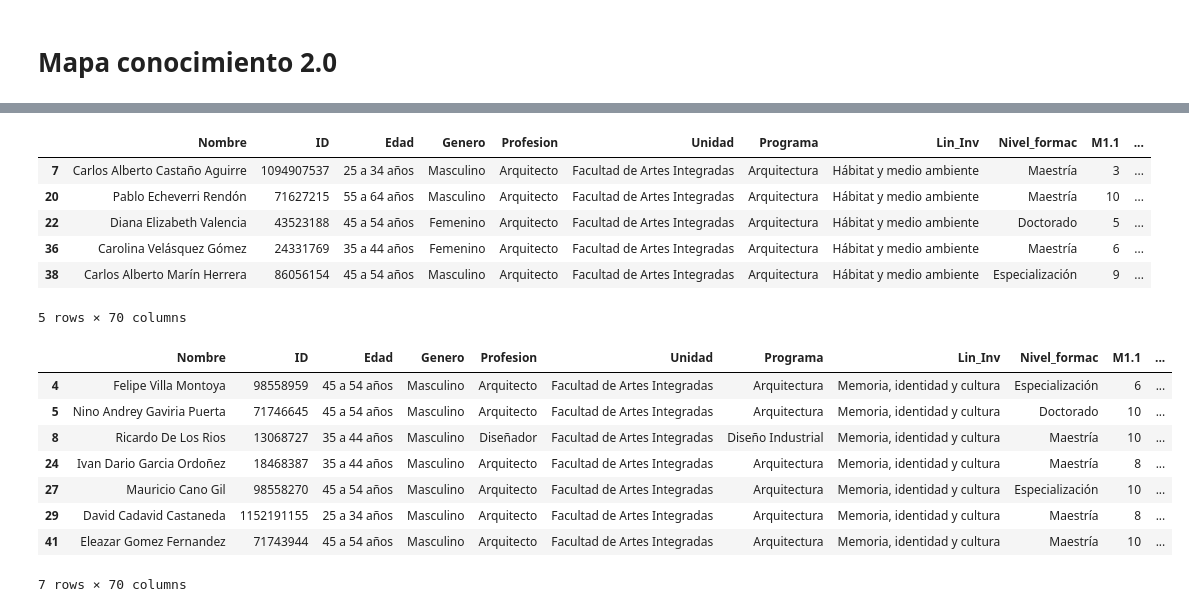
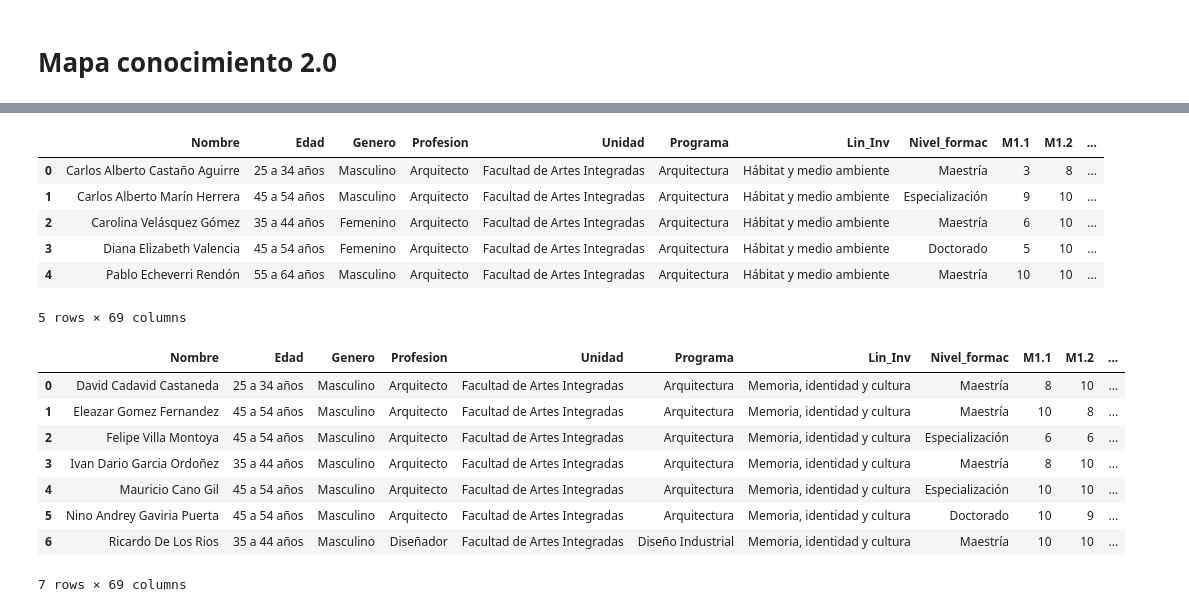
Before and after one commit to alejonaranjo83/mapa_conocimiento_v2, a Jupyter notebook: notebooks/0.1-alejo-data_read_process.ipynb, the cells around one changed output, grey strips where cells are left out. Drawn from its saved outputs; the diff is of its cells as text; code cells hidden in the pictures.

```diff
--- a/notebooks/0.1-alejo-data_read_process.ipynb
+++ b/notebooks/0.1-alejo-data_read_process.ipynb
@@ -95,5 +95,8 @@ completa = completa.rename(columns={
 # Poniendo todos los nombres en mayúscula solo en el primer caracter
 completa["Nombre"] = completa["Nombre"].str.title()
 
+#Eliminando columna con cédula
+completa.drop("ID", axis=1, inplace=True)
+
 completa.head()
 # %% [output]
@@ -142,0 +146,17 @@ memory usage: 14.5+ KB
+# %%
+# Convirtiendo valores de algunos profes
+
+# Definir los nombres a buscar
+nombres_a_buscar = ["Lucas Arango Diaz", "Valentina Zuluaga Puerta"]
+
+# Realizar la modificación de los valores en la columna "Lin_Inv"
+fai.loc[fai["Nombre"].isin(nombres_a_buscar), "Lin_Inv"] = "Factores humanos y bioclimática"
+
+# Realizar la conversión del nombre de Karol
+fai["Nombre"] = fai["Nombre"].str.replace(".", " ", regex=False).str.split("@", expand=True)[0]
+
+fai = fai.sort_values("Nombre")
+
+fai = fai.reset_index(drop=True)
+
+fai
@@ -340,24 +435,24 @@ df_habSustent
 # %%
-df_habMedAmb = df_lineas[4]
+df_habMedAmb = df_lineas[2].reset_index(drop=True)
 df_habMedAmb
 # %% [output]
-|  | Nombre | ID | Edad | Genero | Profesion | Unidad | Programa | Lin_Inv | Nivel_formac | M1.1 | ... |
-| 7 | Carlos Alberto Castaño Aguirre | 1094907537 | 25 a 34 años | Masculino | Arquitecto | Facultad de Artes Integradas | Arquitectura | Hábitat y medio ambiente | Maestría | 3 | ... |
-| 20 | Pablo Echeverri Rendón | 71627215 | 55 a 64 años | Masculino | Arquitecto | Facultad de Artes Integradas | Arquitectura | Hábitat y medio ambiente | Maestría | 10 | ... |
-| 22 | Diana Elizabeth Valencia | 43523188 | 45 a 54 años | Femenino | Arquitecto | Facultad de Artes Integradas | Arquitectura | Hábitat y medio ambiente | Doctorado | 5 | ... |
-| 36 | Carolina Velásquez Gómez | 24331769 | 35 a 44 años | Femenino | Arquitecto | Facultad de Artes Integradas | Arquitectura | Hábitat y medio ambiente | Maestría | 6 | ... |
-| 38 | Carlos Alberto Marín Herrera | 86056154 | 45 a 54 años | Masculino | Arquitecto | Facultad de Artes Integradas | Arquitectura | Hábitat y medio ambiente | Especialización | 9 | ... |
+|  | Nombre | Edad | Genero | Profesion | Unidad | Programa | Lin_Inv | Nivel_formac | M1.1 | M1.2 | ... |
+| 0 | Carlos Alberto Castaño Aguirre | 25 a 34 años | Masculino | Arquitecto | Facultad de Artes Integradas | Arquitectura | Hábitat y medio ambiente | Maestría | 3 | 8 | ... |
+| 1 | Carlos Alberto Marín Herrera | 45 a 54 años | Masculino | Arquitecto | Facultad de Artes Integradas | Arquitectura | Hábitat y medio ambiente | Especialización | 9 | 10 | ... |
+| 2 | Carolina Velásquez Gómez | 35 a 44 años | Femenino | Arquitecto | Facultad de Artes Integradas | Arquitectura | Hábitat y medio ambiente | Maestría | 6 | 10 | ... |
+| 3 | Diana Elizabeth Valencia | 45 a 54 años | Femenino | Arquitecto | Facultad de Artes Integradas | Arquitectura | Hábitat y medio ambiente | Doctorado | 5 | 10 | ... |
+| 4 | Pablo Echeverri Rendón | 55 a 64 años | Masculino | Arquitecto | Facultad de Artes Integradas | Arquitectura | Hábitat y medio ambiente | Maestría | 10 | 10 | ... |
-5 rows × 70 columns
+5 rows × 69 columns
 # %%
-df_memoIdCult = df_lineas[5]
+df_memoIdCult = df_lineas[3].reset_index(drop=True)
 df_memoIdCult
 # %% [output]
-|  | Nombre | ID | Edad | Genero | Profesion | Unidad | Programa | Lin_Inv | Nivel_formac | M1.1 | ... |
-| 4 | Felipe Villa Montoya | 98558959 | 45 a 54 años | Masculino | Arquitecto | Facultad de Artes Integradas | Arquitectura | Memoria, identidad y cultura | Especialización | 6 | ... |
-| 5 | Nino Andrey Gaviria Puerta | 71746645 | 45 a 54 años | Masculino | Arquitecto | Facultad de Artes Integradas | Arquitectura | Memoria, identidad y cultura | Doctorado | 10 | ... |
-| 8 | Ricardo De Los Rios | 13068727 | 35 a 44 años | Masculino | Diseñador | Facultad de Artes Integradas | Diseño Industrial | Memoria, identidad y cultura | Maestría | 10 | ... |
-| 24 | Ivan Dario Garcia Ordoñez | 18468387 | 35 a 44 años | Masculino | Arquitecto | Facultad de Artes Integradas | Arquitectura | Memoria, identidad y cultura | Maestría | 8 | ... |
-| 27 | Mauricio Cano Gil | 98558270 | 45 a 54 años | Masculino | Arquitecto | Facultad de Artes Integradas | Arquitectura | Memoria, identidad y cultura | Especialización | 10 | ... |
-| 29 | David Cadavid Castaneda | 1152191155 | 25 a 34 años | Masculino | Arquitecto | Facultad de Artes Integradas | Arquitectura | Memoria, identidad y cultura | Maestría | 8 | ... |
-| 41 | Eleazar Gomez Fernandez | 71743944 | 45 a 54 años | Masculino | Arquitecto | Facultad de Artes Integradas | Arquitectura | Memoria, identidad y cultura | Maestría | 10 | ... |
+|  | Nombre | Edad | Genero | Profesion | Unidad | Programa | Lin_Inv | Nivel_formac | M1.1 | M1.2 | ... |
+| 0 | David Cadavid Castaneda | 25 a 34 años | Masculino | Arquitecto | Facultad de Artes Integradas | Arquitectura | Memoria, identidad y cultura | Maestría | 8 | 10 | ... |
+| 1 | Eleazar Gomez Fernandez | 45 a 54 años | Masculino | Arquitecto | Facultad de Artes Integradas | Arquitectura | Memoria, identidad y cultura | Maestría | 10 | 8 | ... |
+| 2 | Felipe Villa Montoya | 45 a 54 años | Masculino | Arquitecto | Facultad de Artes Integradas | Arquitectura | Memoria, identidad y cultura | Especialización | 6 | 6 | ... |
+| 3 | Ivan Dario Garcia Ordoñez | 35 a 44 años | Masculino | Arquitecto | Facultad de Artes Integradas | Arquitectura | Memoria, identidad y cultura | Maestría | 8 | 10 | ... |
+| 4 | Mauricio Cano Gil | 45 a 54 años | Masculino | Arquitecto | Facultad de Artes Integradas | Arquitectura | Memoria, identidad y cultura | Especialización | 10 | 10 | ... |
+| 5 | Nino Andrey Gaviria Puerta | 45 a 54 años | Masculino | Arquitecto | Facultad de Artes Integradas | Arquitectura | Memoria, identidad y cultura | Doctorado | 10 | 9 | ... |
+| 6 | Ricardo De Los Rios | 35 a 44 años | Masculino | Diseñador | Facultad de Artes Integradas | Diseño Industrial | Memoria, identidad y cultura | Maestría | 10 | 10 | ... |
-7 rows × 70 columns
+7 rows × 69 columns
```
Also changed, not shown: parts of 20 cells of this notebook, 6 other files.
